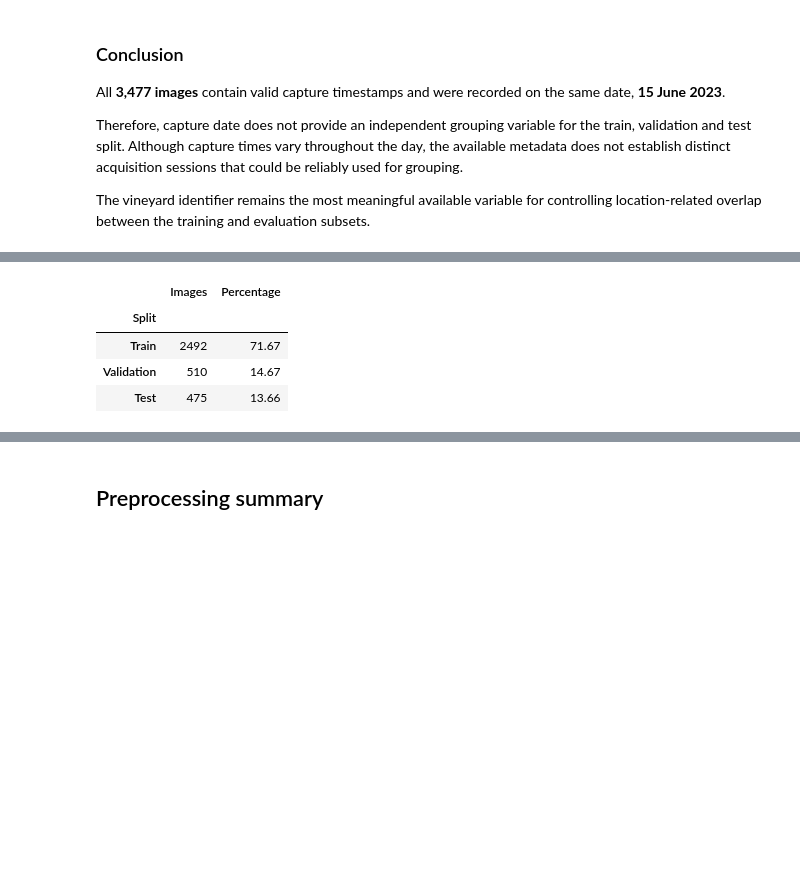
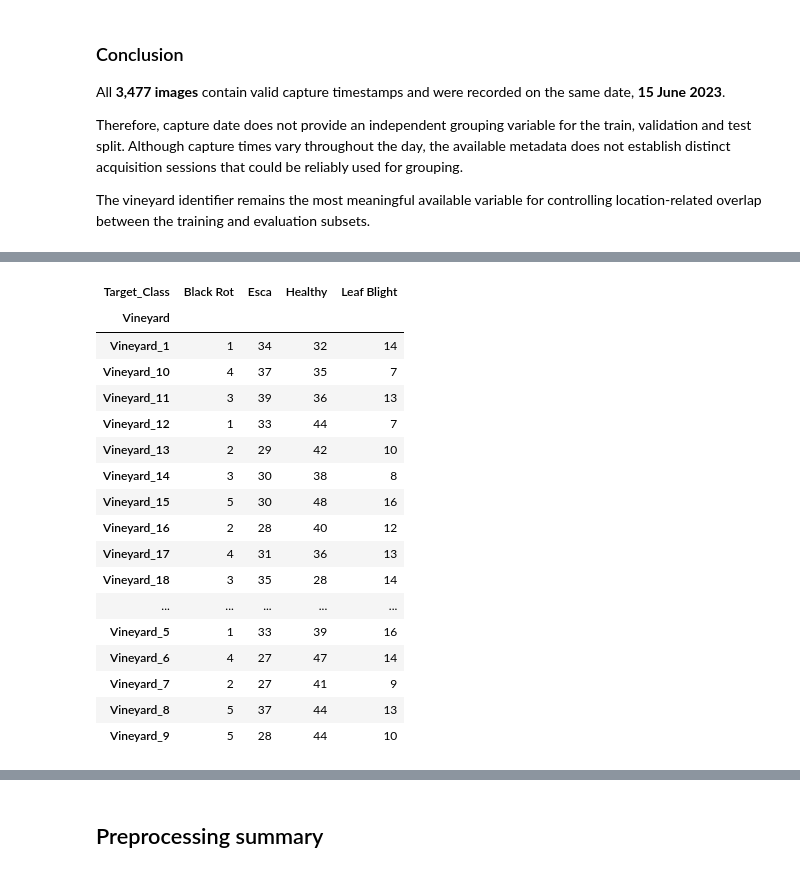
Before and after one commit to joanabutton/grapevine-disease-classification, a Jupyter notebook: notebooks/step_3_eda v2.ipynb, the cells around one changed output, grey strips where cells are left out. Drawn from its saved outputs; the diff is of its cells as text; code cells hidden in the pictures; blank space fills up the shorter version.

```diff
--- a/notebooks/step_3_eda v2.ipynb
+++ b/notebooks/step_3_eda v2.ipynb
@@ -33,8 +29,8 @@ if str(PROJECT_ROOT) not in sys.path:
 
 from src import RANDOM_SEED
 
-# On Joana's computer, the four class folders are directly inside data/raw.
-DATA_DIR = PROJECT_ROOT / "data" / "raw"
+# Local dataset directory containing the four class folders
+DATA_DIR = PROJECT_ROOT / "data" / "raw" / "GVLiD"
 CLASS_NAMES = [
     "Black rot",
     "esca",
@@ -338,10 +334,9 @@ from pathlib import Path
 import hashlib
 import pandas as pd
 
-# Edit this path if necessary.
-# IMAGE_ROOT must directly contain:
-# Black rot/, esca/, healthy/, leaf blight/
-IMAGE_ROOT = PROJECT_ROOT / "data" / "raw"
+# Reuse the dataset directory defined earlier in the notebook.
+# IMAGE_ROOT directly contains the four class folders.
+IMAGE_ROOT = DATA_DIR
 
 CLASS_FOLDER_TO_TARGET = {
     "Black rot": "Black Rot",
@@ -439,10 +428,9 @@ from pathlib import Path
 import hashlib
 import pandas as pd
 
-# Edit this path if necessary.
-# IMAGE_ROOT must directly contain:
-# Black rot/, esca/, healthy/, leaf blight/
-IMAGE_ROOT = PROJECT_ROOT / "data" / "raw"
+# Reuse the dataset directory defined earlier in the notebook.
+# IMAGE_ROOT directly contains the four class folders.
+IMAGE_ROOT = DATA_DIR
 
 CLASS_FOLDER_TO_TARGET = {
     "Black rot": "Black Rot",
@@ -1079,47 +1075,25 @@ Given the 28 available vineyards, the target allocation is **20 vineyards for tr
 # %%
-# Create a reproducible vineyard-based train/validation/test split
+# Link the clean modelling dataset to vineyard metadata
 
-vineyards = sorted(metadata_df["Vineyard"].unique())
+vineyard_lookup = metadata_df[
+    ["image_filename", "Vineyard"]
+].copy()
 
-rng = np.random.default_rng(RANDOM_SEED)
-shuffled_vineyards = rng.permutation(vineyards)
+clean_modelling_df = clean_manifest_df.merge(
+    vineyard_lookup,
+    on="image_filename",
+    how="left",
+    validate="one_to_one"
+)
 
-train_vineyards = shuffled_vineyards[:20]
-val_vineyards = shuffled_vineyards[20:24]
-test_vineyards = shuffled_vineyards[24:28]
-
-# Assign each image according to its vineyard
-def assign_split(vineyard):
-    if vineyard in train_vineyards:
-        return "Train"
-    elif vineyard in val_vineyards:
-        return "Validation"
-    else:
-        return "Test"
-
-metadata_df["Split"] = metadata_df["Vineyard"].apply(assign_split)
-
-print("Vineyards per split:")
-print(metadata_df.groupby("Split")["Vineyard"].nunique())
-
-print("\nImages per split:")
-split_counts = metadata_df["Split"].value_counts()
-split_percentages = (
-    split_counts / len(metadata_df) * 100
-).round(2)
+print("Clean modelling records:", len(clean_modelling_df))
+print("Missing vineyard identifiers:", clean_modelling_df["Vineyard"].isna().sum())
+print("Unique vineyards:", clean_modelling_df["Vineyard"].nunique())
 
 display(
-    pd.DataFrame({
-        "Images": split_counts,
-        "Percentage": split_percentages
-    })
+    pd.crosstab(
+        clean_modelling_df["Vineyard"],
+        clean_modelling_df["Target_Class"]
+    )
 )
-
-print("\nDisease classes per split:")
-split_class_table = pd.crosstab(
-    metadata_df["Split"],
-    metadata_df["Disease_Type"]
-)
-
-display(split_class_table)
 # %% [output]
@@ -1134,5 +1103,18 @@ Images per split:
-|  | Images | Percentage |
-| Split |  |  |
-| Train | 2492 | 71.67 |
-| Validation | 510 | 14.67 |
-| Test | 475 | 13.66 |
+| Target_Class | Black Rot | Esca | Healthy | Leaf Blight |
+| Vineyard |  |  |  |  |
+| Vineyard_1 | 1 | 34 | 32 | 14 |
+| Vineyard_10 | 4 | 37 | 35 | 7 |
+| Vineyard_11 | 3 | 39 | 36 | 13 |
+| Vineyard_12 | 1 | 33 | 44 | 7 |
+| Vineyard_13 | 2 | 29 | 42 | 10 |
+| Vineyard_14 | 3 | 30 | 38 | 8 |
+| Vineyard_15 | 5 | 30 | 48 | 16 |
+| Vineyard_16 | 2 | 28 | 40 | 12 |
+| Vineyard_17 | 4 | 31 | 36 | 13 |
+| Vineyard_18 | 3 | 35 | 28 | 14 |
+| ... | ... | ... | ... | ... |
+| Vineyard_5 | 1 | 33 | 39 | 16 |
+| Vineyard_6 | 4 | 27 | 47 | 14 |
+| Vineyard_7 | 2 | 27 | 41 | 9 |
+| Vineyard_8 | 5 | 37 | 44 | 13 |
+| Vineyard_9 | 5 | 28 | 44 | 10 |
```
Also changed, not shown: parts of 36 cells of this notebook, 2 other files.
